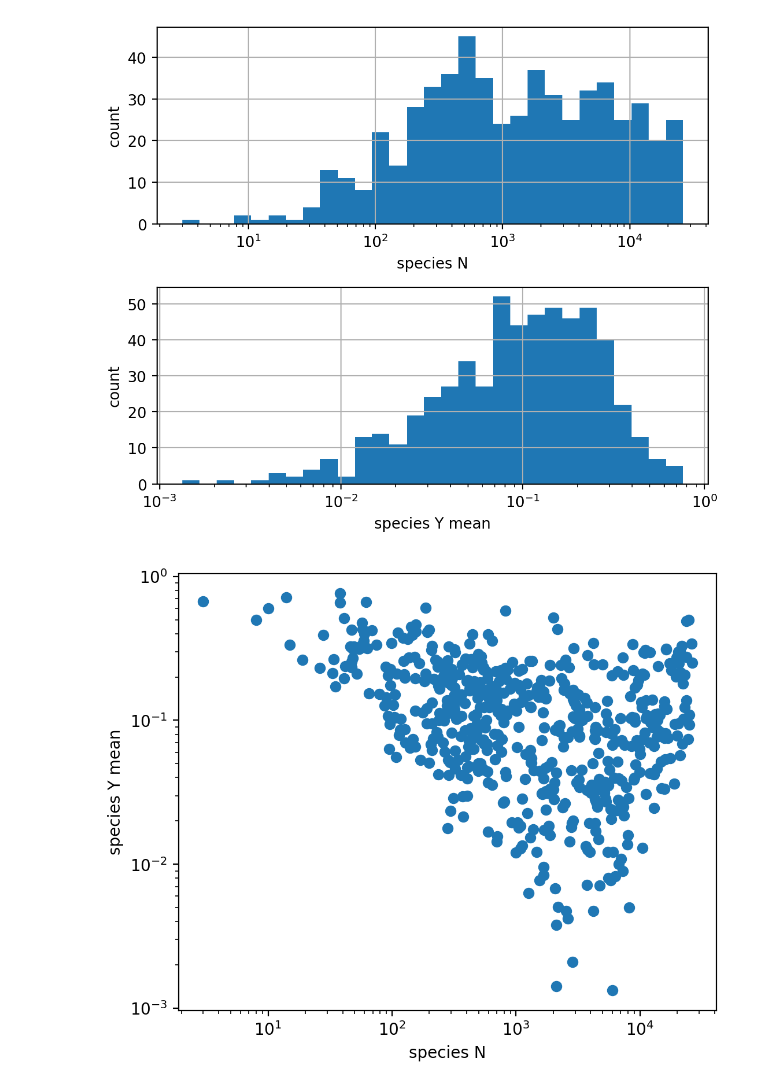
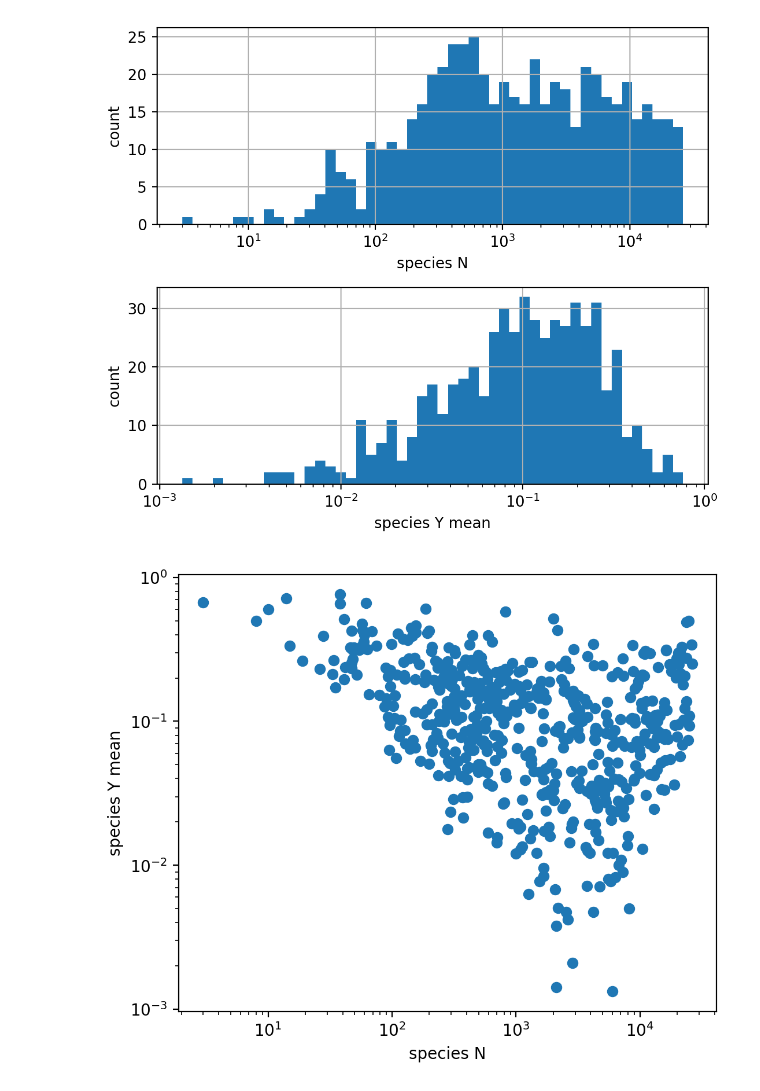
Before and after one commit to DouglasPatton/kernelkernel, a Jupyter notebook: pi_meta_viz.ipynb, the cells around one changed output. Drawn from its saved outputs; the diff is of its cells as text; code cells hidden in the pictures.

Commit message:
recreating images

```diff
--- a/pi_meta_viz.ipynb
+++ b/pi_meta_viz.ipynb
@@ -3,9 +3,9 @@ from pi_results import PiResults
 # %%
 pr=PiResults()
 # %%
-pr.plot_basic_hists(log_bins=True,bin_count=30)
+pr.plot_basic_hists(log_bins=True,bin_count=50)
 # %% [output]
-[figure, old version]
+[figure, new version]
 # %%
 pr.plot_basic_scatter(log_scale=True)
 # %% [output]
```
Also changed, not shown: 5 other files.
